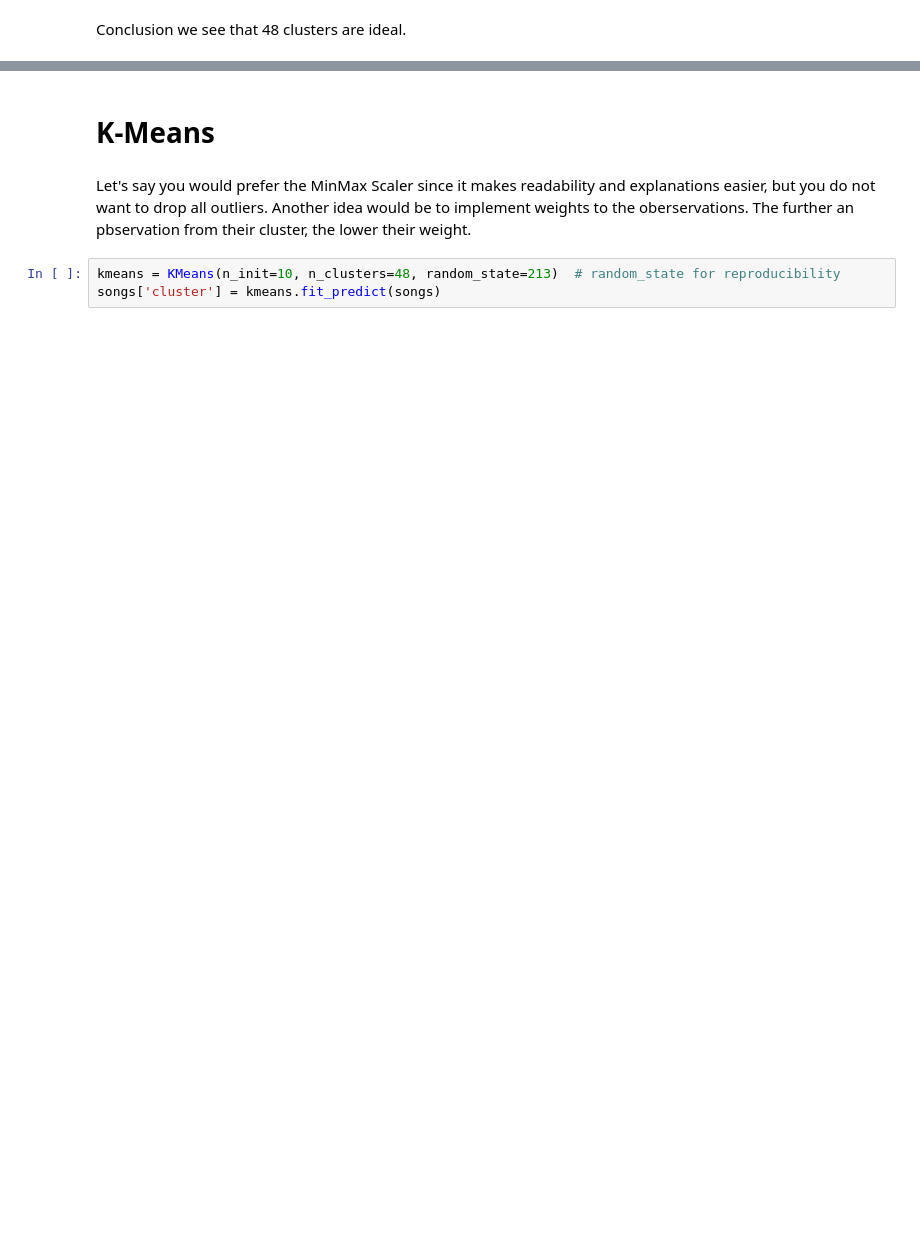
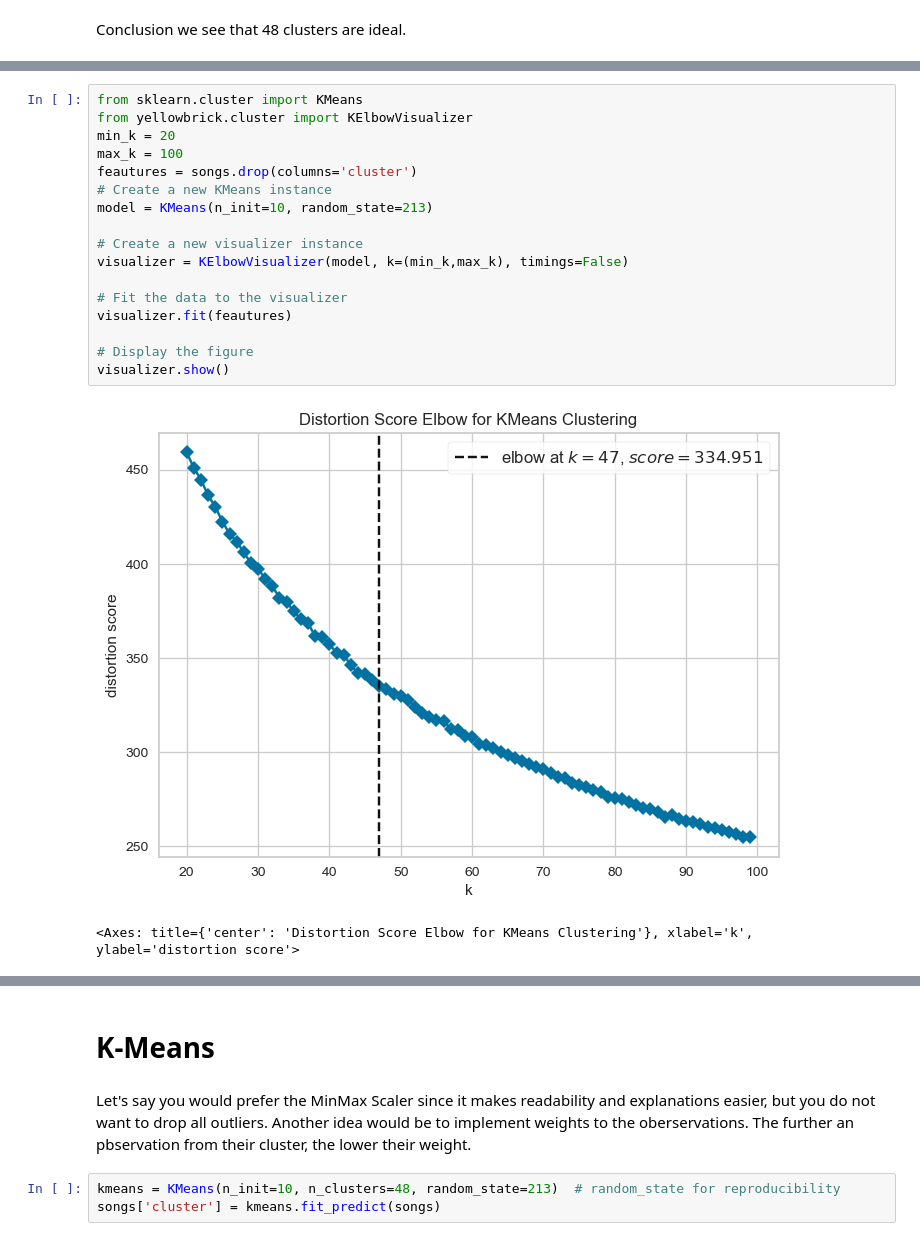
Before and after one commit to MerleSt/SpotifyPlaylistMoosic, a Jupyter notebook: Notebooks/Cluster_Analysis.ipynb, the cells around one changed output, grey strips where cells are left out. Cells and saved outputs as stored; diff of their text form; blank space fills up the shorter version.

```diff
--- a/Notebooks/Cluster_Analysis.ipynb
+++ b/Notebooks/Cluster_Analysis.ipynb
@@ -210,0 +254,20 @@ Conclusion we see that 48 clusters are ideal.
+# %%
+from sklearn.cluster import KMeans
+from yellowbrick.cluster import KElbowVisualizer
+min_k = 20
+max_k = 100
+feautures = songs.drop(columns='cluster')
+# Create a new KMeans instance
+model = KMeans(n_init=10, random_state=213)
+
+# Create a new visualizer instance
+visualizer = KElbowVisualizer(model, k=(min_k,max_k), timings=False)
+
+# Fit the data to the visualizer
+visualizer.fit(feautures)
+
+# Display the figure
+visualizer.show()
+# %% [output]
+[figure, added]
+<Axes: title={'center': 'Distortion Score Elbow for KMeans Clustering'}, xlabel='k', ylabel='distortion score'>
```
Also changed, not shown: parts of 21 cells of this notebook, 1 other file.
